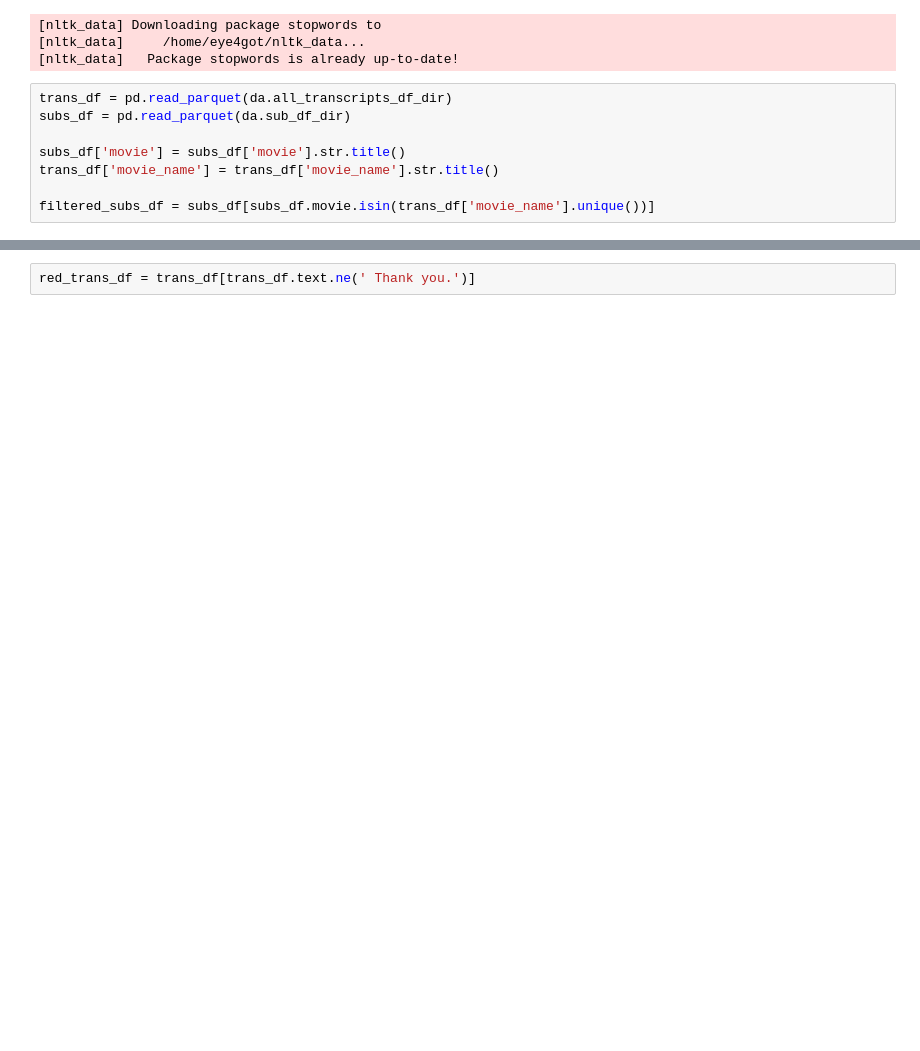
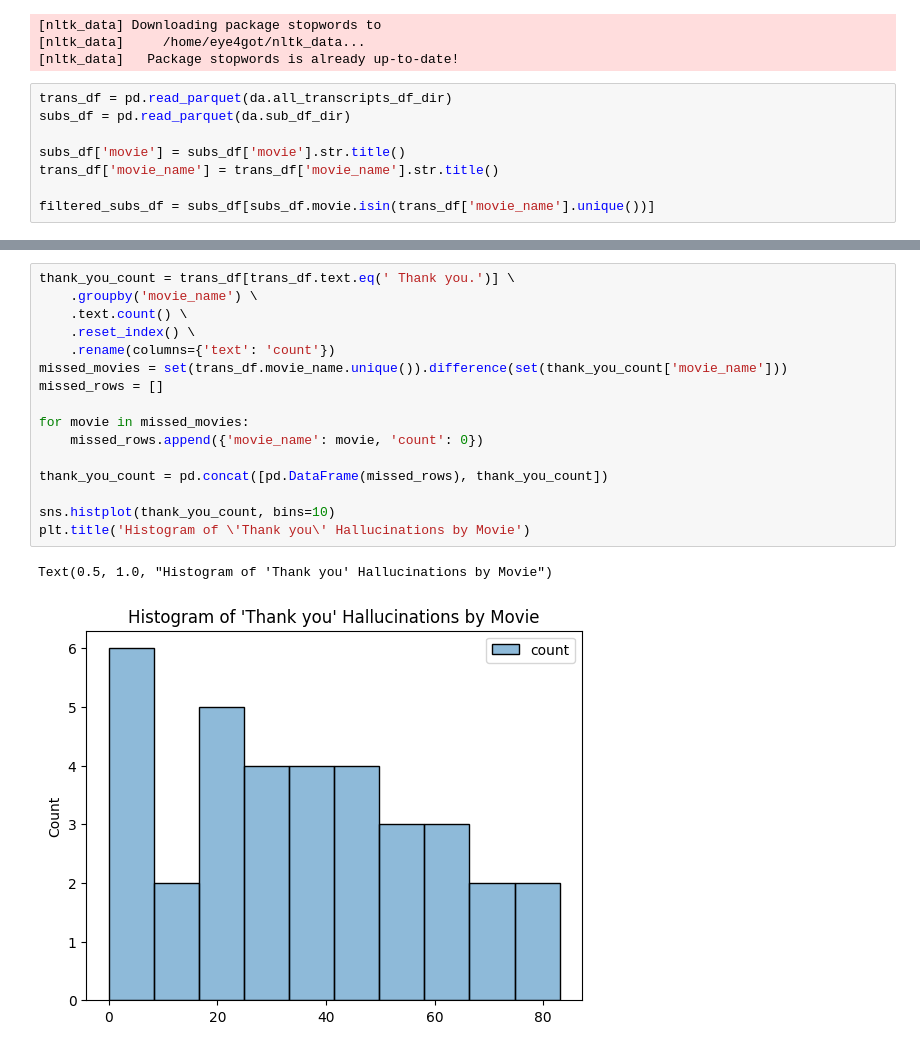
Before and after one commit to sydney-machine-learning/audiodescription-abusedetection, a Jupyter notebook: 02_data_preparation.ipynb, the cells around one changed output, grey strips where cells are left out. Cells and saved outputs as stored; diff of their text form; blank space fills up the shorter version.

```diff
--- a/02_data_preparation.ipynb
+++ b/02_data_preparation.ipynb
@@ -59,5 +59,22 @@ def plot_ngrams(ngram_df: pd.DataFrame, title: str, output_path: str):
     plt.yticks(rotation=45, fontsize=20)  # Rotate y-ticks and adjust fontsize
     plt.tight_layout()
     plt.savefig(output_path)
-# %%
-red_trans_df = trans_df[trans_df.text.ne(' Thank you.')]
+# %%
+thank_you_count = trans_df[trans_df.text.eq(' Thank you.')] \
+    .groupby('movie_name') \
+    .text.count() \
+    .reset_index() \
+    .rename(columns={'text': 'count'})
+missed_movies = set(trans_df.movie_name.unique()).difference(set(thank_you_count['movie_name']))
+missed_rows = []
+
+for movie in missed_movies:
+    missed_rows.append({'movie_name': movie, 'count': 0})
+
+thank_you_count = pd.concat([pd.DataFrame(missed_rows), thank_you_count])
+
+sns.histplot(thank_you_count, bins=10)
+plt.title('Histogram of \'Thank you\' Hallucinations by Movie')
+# %% [output]
+Text(0.5, 1.0, "Histogram of 'Thank you' Hallucinations by Movie")
+[figure, added]
```
Also changed, not shown: parts of 9 cells of this notebook, 6 other files.
